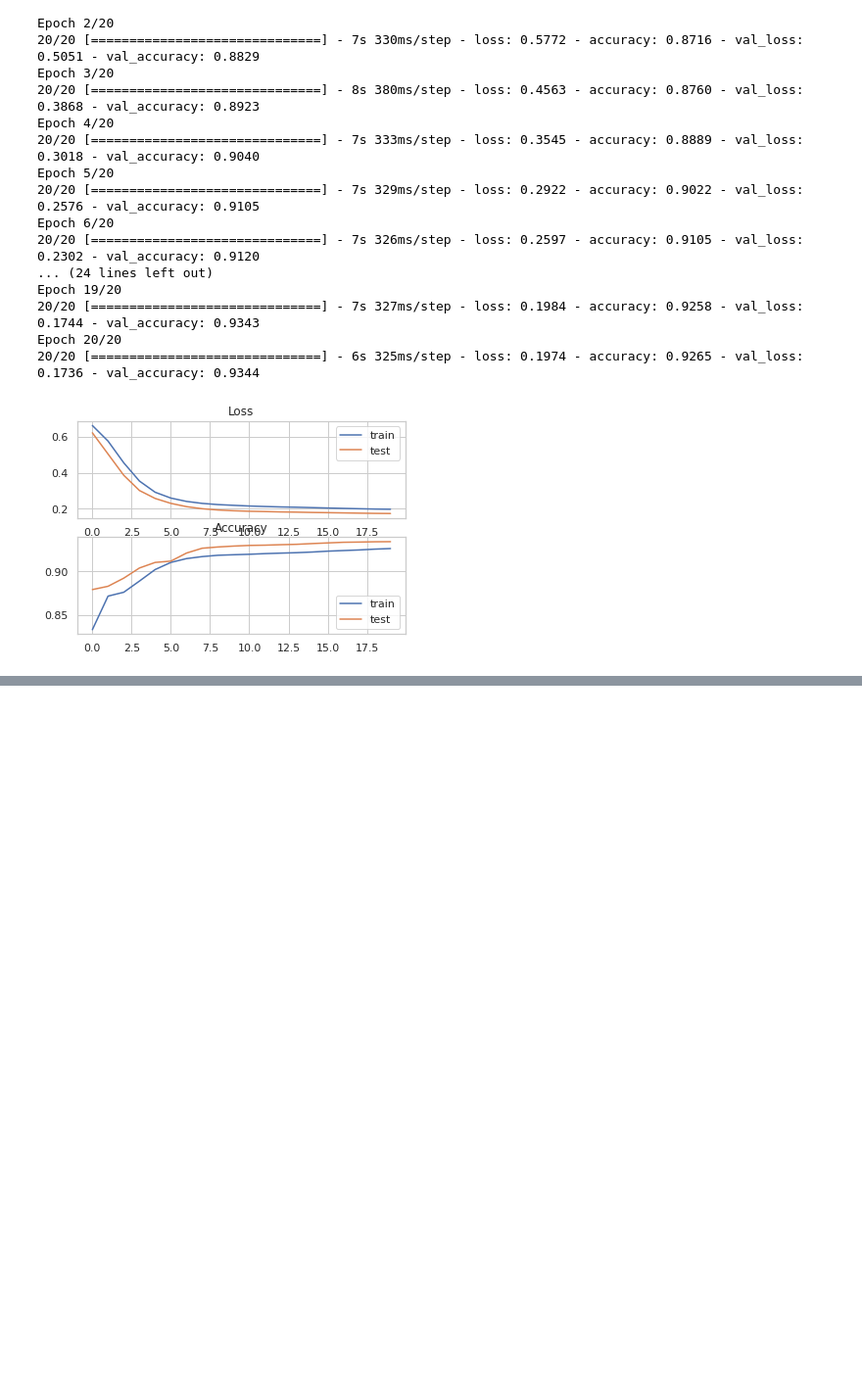
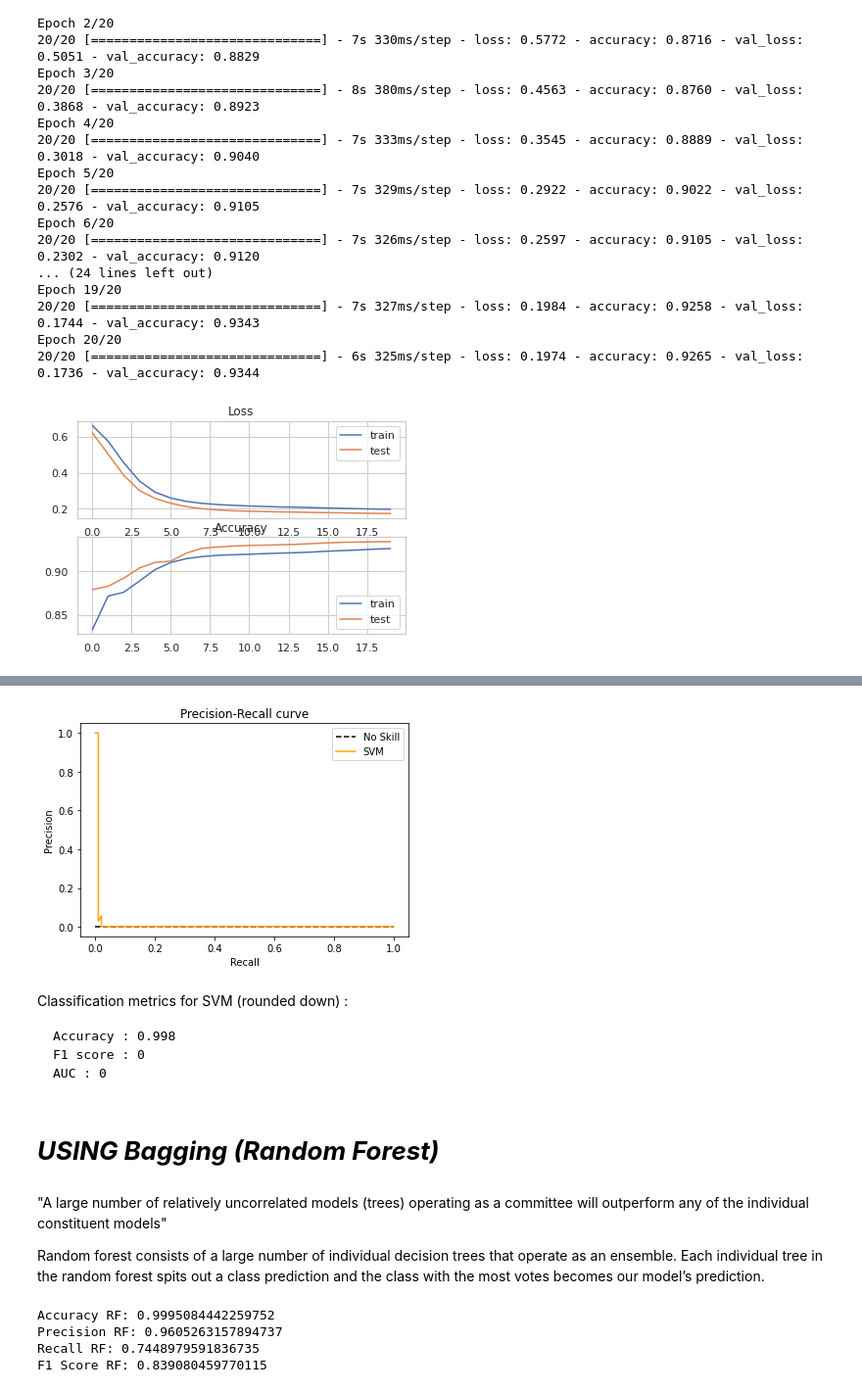
Before and after one commit to Nayim-Imrit/FraudDetection_ML_Techniques, a Jupyter notebook: FraudDetection_ML_Techniques.ipynb, the cells around one changed output, grey strips where cells are left out. Shown at 98% size. Saved outputs shown, nothing was run; the diff lists cells and outputs as text; code cells hidden in the pictures; blank space fills up the shorter version.

```diff
--- a/FraudDetection_ML_Techniques.ipynb
+++ b/FraudDetection_ML_Techniques.ipynb
@@ -1798,0 +1853,26 @@ pyplot.show()
+# %%
+svm_precision, svm_recall, _ = precision_recall_curve(y_test, y_pred_svm_proba)
+no_skill = len(y_test[y_test==1]) / len(y_test)
+plt.plot([0, 1], [no_skill, no_skill], linestyle='--', color='black', label='No Skill')
+plt.plot(svm_recall, svm_precision, color='orange', label='SVM')
+plt.xlabel('Recall')
+plt.ylabel('Precision')
+plt.title('Precision-Recall curve')
+plt.legend()
+plt.show()
+# %% [output]
+[figure, added]
+# %% [markdown]
+
+
+Classification metrics for SVM (rounded down) :
+
+    Accuracy : 0.998
+    F1 score : 0
+    AUC : 0
+# %% [markdown]
+# ***USING Bagging (Random Forest)***
+# %% [markdown]
+"A large number of relatively uncorrelated models (trees) operating as a committee will outperform any of the individual constituent models"
+
+Random forest consists of a large number of individual decision trees that operate as an ensemble. Each individual tree in the random forest spits out a class prediction and the class with the most votes becomes our model’s prediction.
@@ -1798,0 +1887,32 @@ pyplot.show()
+# %%
+#scores
+#importing packages for modeling
+from sklearn.linear_model import LogisticRegression
+from sklearn.svm import SVC
+from sklearn.ensemble import RandomForestClassifier
+from xgboost import XGBClassifier
+from sklearn.neural_network import MLPClassifier
+
+import tensorflow as tf
+from tensorflow import keras
+from tensorflow.keras import layers
+from keras.layers import Dropout
+from keras.models import Sequential
+from keras.layers import Dense
+from keras.layers import BatchNormalization
+
+from sklearn import metrics
+from sklearn.metrics import confusion_matrix
+from sklearn.metrics import roc_curve
+from sklearn.metrics import roc_auc_score
+from sklearn.metrics import auc
+from sklearn.metrics import precision_recall_curve
+print("Accuracy RF:",metrics.accuracy_score(y_test, y_pred_rf))
+print("Precision RF:",metrics.precision_score(y_test, y_pred_rf))
+print("Recall RF:",metrics.recall_score(y_test, y_pred_rf))
+print("F1 Score RF:",metrics.f1_score(y_test, y_pred_rf))
+# %% [output]
+Accuracy RF: 0.9995084442259752
+Precision RF: 0.9605263157894737
+Recall RF: 0.7448979591836735
+F1 Score RF: 0.839080459770115
```
Also changed, not shown: parts of 17 cells of this notebook.
